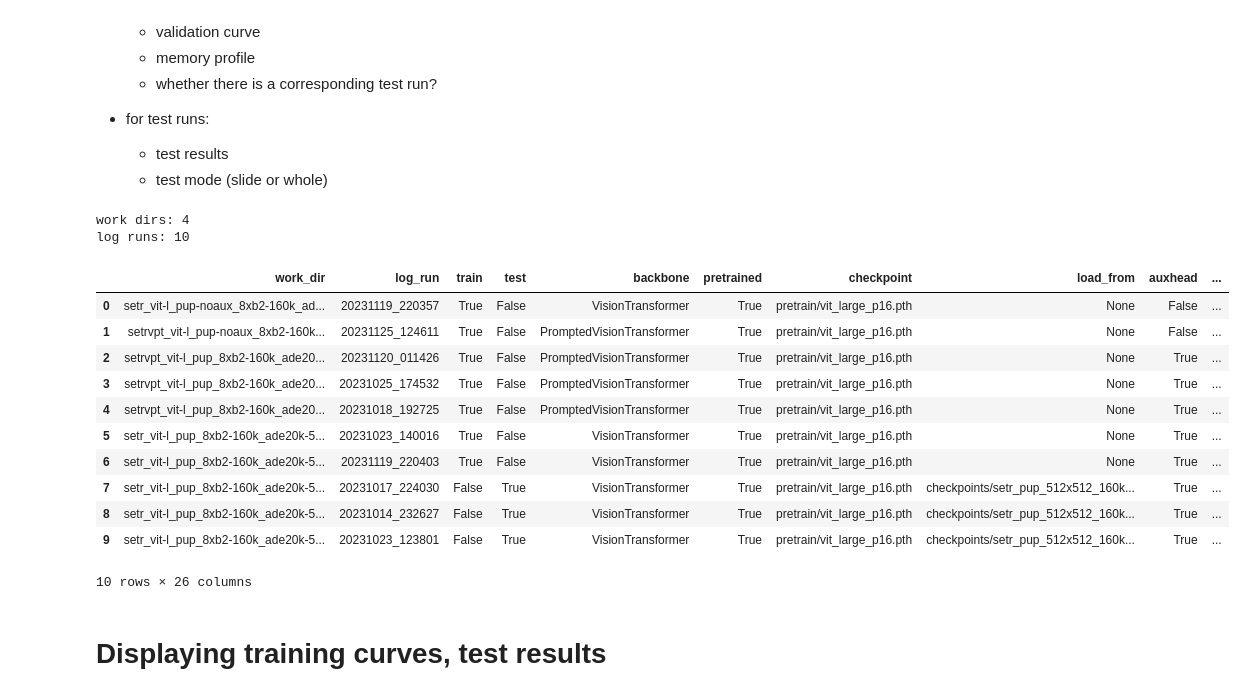
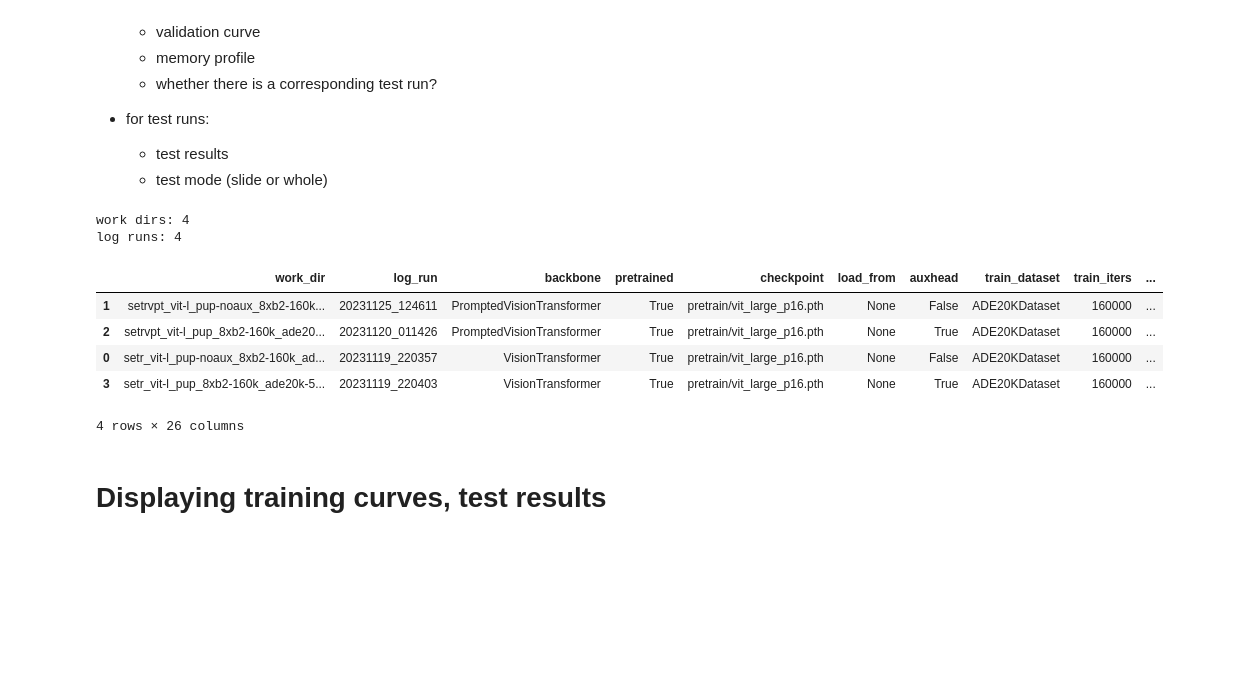
Before and after one commit to DrumsnChocolate/final-project, a Jupyter notebook: implementation/mmsegmentation/work_dirs/results.ipynb, the cells around one changed output. Cells and saved outputs as stored; diff of their text form; code cells hidden in the pictures; blank space fills up the shorter version.

```diff
--- a/implementation/mmsegmentation/work_dirs/results.ipynb
+++ b/implementation/mmsegmentation/work_dirs/results.ipynb
@@ -59,7 +56,7 @@ I want to get the following information, if possible:
     - test mode (slide or whole)
 # %%
 def load_config(logs_row):
-    return Config.fromfile(join(logs_row['work_dir'], logs_row['log_run'], 'vis_data', 'config.py'))
+    return Config.fromfile(join(logs_row['work_dir'], logs_row['log_run'], 'config.py'))
 
 def extract_pretrain_config_info(logs):
     def get_checkpoint(row):
@@ -129,59 +126,63 @@ def extract_start_time(log_contents):
 
 def extract_end_time(log_contents):
     return extract_time_at_index(log_contents, -1)
 
 def extract_log_info(logs):
     log_contents = logs.apply(readlogs, axis=1)
     logs['total_parameters'] = log_contents.apply(extract_total_parameters)
     logs['trainable_parameters'] = log_contents.apply(extract_trainable_parameters)
     logs['trainable_parameters_percentage'] = logs['trainable_parameters'] / logs['total_parameters']
     logs['duration'] = log_contents.apply(extract_end_time) - log_contents.apply(extract_start_time)
     return logs
 
 def get_train_run_info(row):
     with open(join(row['work_dir'], row['log_run'], 'vis_data', f'{row["log_run"]}.json'), 'r') as f:
         lines = f.readlines()
-        return [json.loads(line) for line in lines]
+        parsed_lines = [json.loads(line) for line in lines]
+        return [line for line in parsed_lines if line.get('loss') is not None]
+
+def get_val_run_info(row):
+    with open(join(row['work_dir'], row['log_run'], 'vis_data', f'{row["log_run"]}.json'), 'r') as f:
+        lines = f.readlines()
+        parsed_lines = [json.loads(line) for line in lines]
+        return [line for line in parsed_lines if line.get('loss') is None]
 
 def get_test_run_info(row):
-    with open(join(row['work_dir'], row['log_run'], f'{row["log_run"]}.json'), 'r') as f:
+    tests = listdir(row['work_dir'], row['log_run'], 'test')
+    if len(tests) == 0:
+        return None
+    if len(tests) > 1:
+        raise ValueError(f'WARNING: more than one test run found for {row["log_run"]}')
+    test = tests[0]
+    with open(join(row['work_dir'], row['log_run'], 'test', test, f'{test}.json'), 'r') as f:
         lines = f.readlines()
-        return [json.loads(line) for line in lines]
-
-def get_train_time(row):
-    if not row['train']:
-        return None
-    run_info = row['run_info']
-    train_outputs = [line for line in run_info if line.get('loss') is not None]
-    return sum([line['time'] for line in train_outputs])
+        assert len(lines) == 1
+    return json.loads(lines[0])
 
 def extract_run_info(logs):
-    run_info = logs.apply(lambda row: get_train_run_info(row) if row['train'] else get_test_run_info(row), axis=1)
-    logs['run_info'] = run_info
+    train_run_info = logs.apply(get_train_run_info, axis=1)
+    val_run_info = logs.apply(get_val_run_info, axis=1)
+    test_run_info = logs.apply(get_test_run_info, axis=1)
+    logs['train_run_info'] = train_run_info
+    logs['val_run_info'] = val_run_info
+    logs['test_run_info'] = test_run_info
     return logs
 
 
 logs_df = get_logs_df()
-logs_df['train'] = logs_df.apply(lambda row: started_train_run(row['work_dir'], row['log_run']), axis=1)
-logs_df['test'] = logs_df.apply(lambda row: started_test_run(row['work_dir'], row['log_run']), axis=1)
 logs_df = extract_config_info(logs_df)
 logs_df = extract_log_info(logs_df)
 logs_df = extract_run_info(logs_df)
+logs_df = logs_df.sort_values(by=['backbone'])
 display(logs_df)
 # %% [output]
 work dirs: 4
-log runs: 10
+log runs: 4
-|  | work_dir | log_run | train | test | backbone | pretrained | checkpoint | load_from | auxhead | ... |
-| 0 | setr_vit-l_pup-noaux_8xb2-160k_ad... | 20231119_220357 | True | False | VisionTransformer | True | pretrain/vit_large_p16.pth | None | False | ... |
-| 1 | setrvpt_vit-l_pup-noaux_8xb2-160k... | 20231125_124611 | True | False | PromptedVisionTransformer | True | pretrain/vit_large_p16.pth | None | False | ... |
-| 2 | setrvpt_vit-l_pup_8xb2-160k_ade20... | 20231120_011426 | True | False | PromptedVisionTransformer | True | pretrain/vit_large_p16.pth | None | True | ... |
-| 3 | setrvpt_vit-l_pup_8xb2-160k_ade20... | 20231025_174532 | True | False | PromptedVisionTransformer | True | pretrain/vit_large_p16.pth | None | True | ... |
-| 4 | setrvpt_vit-l_pup_8xb2-160k_ade20... | 20231018_192725 | True | False | PromptedVisionTransformer | True | pretrain/vit_large_p16.pth | None | True | ... |
-| 5 | setr_vit-l_pup_8xb2-160k_ade20k-5... | 20231023_140016 | True | False | VisionTransformer | True | pretrain/vit_large_p16.pth | None | True | ... |
-| 6 | setr_vit-l_pup_8xb2-160k_ade20k-5... | 20231119_220403 | True | False | VisionTransformer | True | pretrain/vit_large_p16.pth | None | True | ... |
-| 7 | setr_vit-l_pup_8xb2-160k_ade20k-5... | 20231017_224030 | False | True | VisionTransformer | True | pretrain/vit_large_p16.pth | checkpoints/setr_pup_512x512_160k... | True | ... |
-| 8 | setr_vit-l_pup_8xb2-160k_ade20k-5... | 20231014_232627 | False | True | VisionTransformer | True | pretrain/vit_large_p16.pth | checkpoints/setr_pup_512x512_160k... | True | ... |
-| 9 | setr_vit-l_pup_8xb2-160k_ade20k-5... | 20231023_123801 | False | True | VisionTransformer | True | pretrain/vit_large_p16.pth | checkpoints/setr_pup_512x512_160k... | True | ... |
+|  | work_dir | log_run | backbone | pretrained | checkpoint | load_from | auxhead | train_dataset | train_iters | ... |
+| 1 | setrvpt_vit-l_pup-noaux_8xb2-160k... | 20231125_124611 | PromptedVisionTransformer | True | pretrain/vit_large_p16.pth | None | False | ADE20KDataset | 160000 | ... |
+| 2 | setrvpt_vit-l_pup_8xb2-160k_ade20... | 20231120_011426 | PromptedVisionTransformer | True | pretrain/vit_large_p16.pth | None | True | ADE20KDataset | 160000 | ... |
+| 0 | setr_vit-l_pup-noaux_8xb2-160k_ad... | 20231119_220357 | VisionTransformer | True | pretrain/vit_large_p16.pth | None | False | ADE20KDataset | 160000 | ... |
+| 3 | setr_vit-l_pup_8xb2-160k_ade20k-5... | 20231119_220403 | VisionTransformer | True | pretrain/vit_large_p16.pth | None | True | ADE20KDataset | 160000 | ... |
-10 rows × 26 columns
+4 rows × 26 columns
 # %% [markdown]
 # Displaying training curves, test results
```
Also changed, not shown: parts of 2 cells of this notebook, 2 other files.
